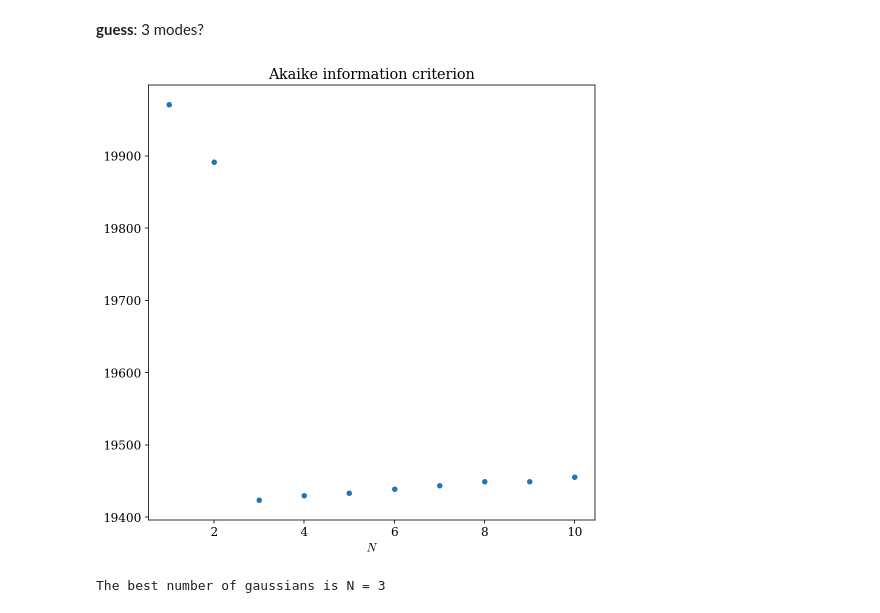
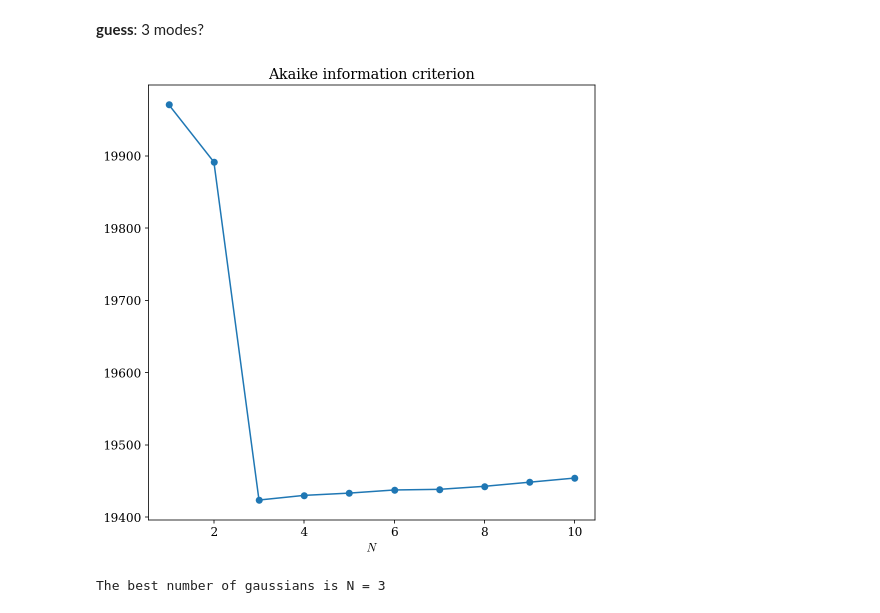
Before and after one commit to asantini29/astrostatistics_bicocca_2022, a Jupyter notebook: working/L06_BHBs_gaussian_mixture.ipynb, the cells around one changed output. Cells and saved outputs as stored; diff of their text form; code cells hidden in the pictures.

```diff
--- a/working/L06_BHBs_gaussian_mixture.ipynb
+++ b/working/L06_BHBs_gaussian_mixture.ipynb
@@ -38,16 +38,16 @@ plt.show()
 # %%
 tries = np.arange(1, 11, 1) #range 1-10
 # %%
-gm = [mixture.GaussianMixture(n_components = N, tol = 1e-5) for N in tries]
+gm = [mixture.GaussianMixture(n_components = N, tol = 1e-5, n_init = 20) for N in tries]
 gm_fitted = [model.fit(data) for model in gm] #fitted models
 aics = [model.aic(data) for model in gm_fitted] #Akaike information criterion
 # %%
-plt.scatter(tries, aics, s= 20)
+plt.plot(tries, aics, marker = 'o')
 plt.xlabel(r'$N$')
 plt.title('Akaike information criterion')
 plt.show()
 # %% [output]
-[figure, old version]
+[figure, new version]
 # %%
 print('The best number of gaussians is N = %.i ' % tries[np.argmin(aics)])
 # %% [output]
```
Also changed, not shown: parts of 2 cells of this notebook.
